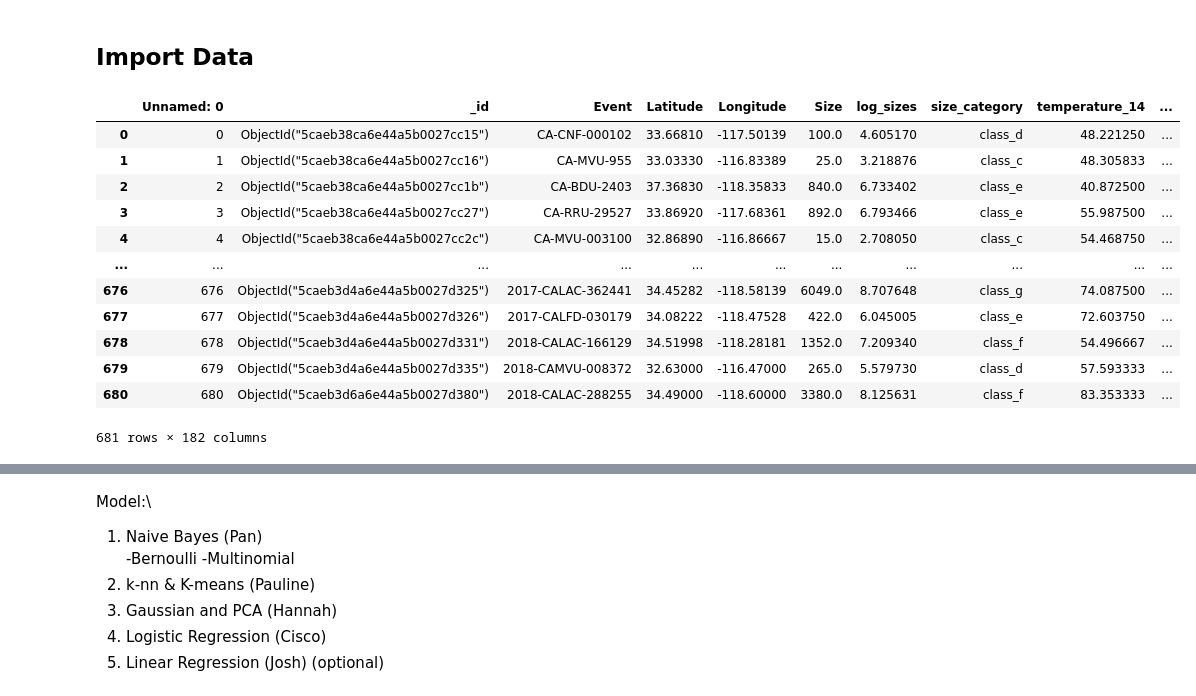
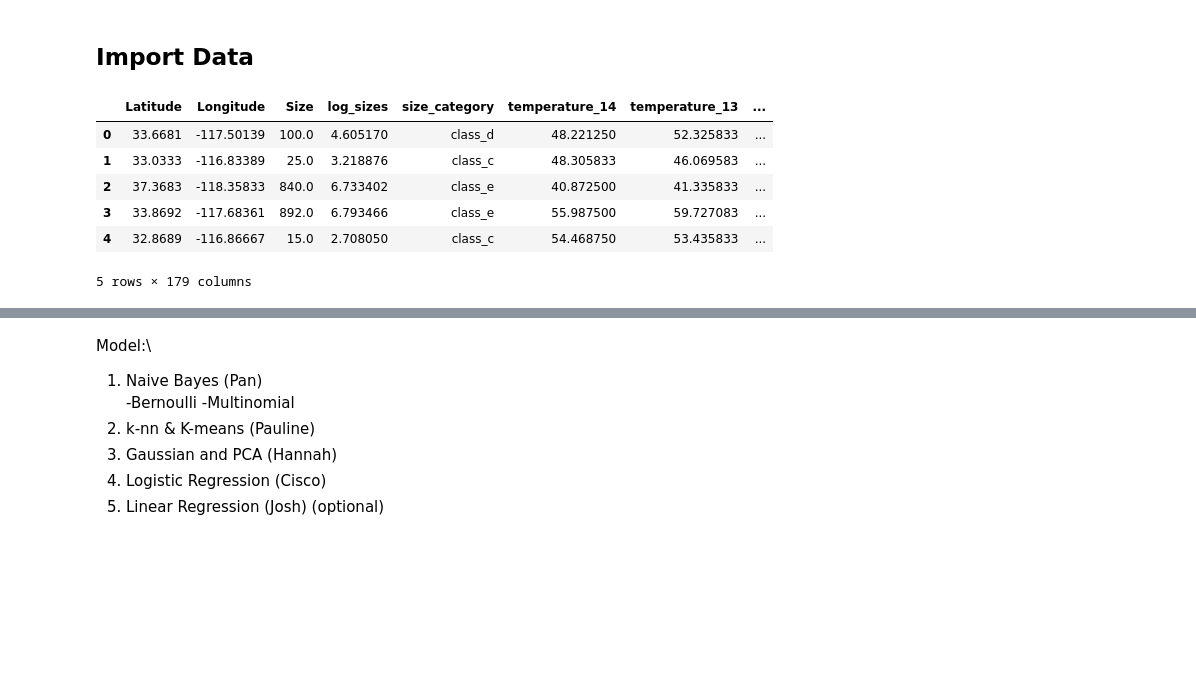
Before and after one commit to pau-you/Wildfires-in-California, a Jupyter notebook: Wildfire_Final_Project.ipynb, the cells around one changed output, grey strips where cells are left out. Cells and saved outputs as stored; diff of their text form; code cells hidden in the pictures; blank space fills up the shorter version.

Commit message:
dropped -id and event

```diff
--- a/Wildfire_Final_Project.ipynb
+++ b/Wildfire_Final_Project.ipynb
@@ -26,22 +26,16 @@ from sklearn.metrics import f1_score
 # %% [markdown]
 ## Import Data
 # %%
-cleaned_df=pd.read_csv('cleaned_wildfire_data.csv')
-cleaned_df
+cleaned_df=pd.read_csv('cleaned_wildfire_data.csv').drop(['Unnamed: 0','_id','Event'],axis=1)
+cleaned_df.head()
 # %% [output]
-|  | Unnamed: 0 | _id | Event | Latitude | Longitude | Size | log_sizes | size_category | temperature_14 | ... |
-| 0 | 0 | ObjectId("5caeb38ca6e44a5b0027cc15") | CA-CNF-000102 | 33.66810 | -117.50139 | 100.0 | 4.605170 | class_d | 48.221250 | ... |
-| 1 | 1 | ObjectId("5caeb38ca6e44a5b0027cc16") | CA-MVU-955 | 33.03330 | -116.83389 | 25.0 | 3.218876 | class_c | 48.305833 | ... |
-| 2 | 2 | ObjectId("5caeb38ca6e44a5b0027cc1b") | CA-BDU-2403 | 37.36830 | -118.35833 | 840.0 | 6.733402 | class_e | 40.872500 | ... |
-| 3 | 3 | ObjectId("5caeb38ca6e44a5b0027cc27") | CA-RRU-29527 | 33.86920 | -117.68361 | 892.0 | 6.793466 | class_e | 55.987500 | ... |
-| 4 | 4 | ObjectId("5caeb38ca6e44a5b0027cc2c") | CA-MVU-003100 | 32.86890 | -116.86667 | 15.0 | 2.708050 | class_c | 54.468750 | ... |
-| ... | ... | ... | ... | ... | ... | ... | ... | ... | ... | ... |
-| 676 | 676 | ObjectId("5caeb3d4a6e44a5b0027d325") | 2017-CALAC-362441 | 34.45282 | -118.58139 | 6049.0 | 8.707648 | class_g | 74.087500 | ... |
-| 677 | 677 | ObjectId("5caeb3d4a6e44a5b0027d326") | 2017-CALFD-030179 | 34.08222 | -118.47528 | 422.0 | 6.045005 | class_e | 72.603750 | ... |
-| 678 | 678 | ObjectId("5caeb3d4a6e44a5b0027d331") | 2018-CALAC-166129 | 34.51998 | -118.28181 | 1352.0 | 7.209340 | class_f | 54.496667 | ... |
-| 679 | 679 | ObjectId("5caeb3d4a6e44a5b0027d335") | 2018-CAMVU-008372 | 32.63000 | -116.47000 | 265.0 | 5.579730 | class_d | 57.593333 | ... |
-| 680 | 680 | ObjectId("5caeb3d6a6e44a5b0027d380") | 2018-CALAC-288255 | 34.49000 | -118.60000 | 3380.0 | 8.125631 | class_f | 83.353333 | ... |
+|  | Latitude | Longitude | Size | log_sizes | size_category | temperature_14 | temperature_13 | ... |
+| 0 | 33.6681 | -117.50139 | 100.0 | 4.605170 | class_d | 48.221250 | 52.325833 | ... |
+| 1 | 33.0333 | -116.83389 | 25.0 | 3.218876 | class_c | 48.305833 | 46.069583 | ... |
+| 2 | 37.3683 | -118.35833 | 840.0 | 6.733402 | class_e | 40.872500 | 41.335833 | ... |
+| 3 | 33.8692 | -117.68361 | 892.0 | 6.793466 | class_e | 55.987500 | 59.727083 | ... |
+| 4 | 32.8689 | -116.86667 | 15.0 | 2.708050 | class_c | 54.468750 | 53.435833 | ... |
-681 rows × 182 columns
+5 rows × 179 columns
 # %%
 #Split data into X's (features) and Y's (labels)
 X= cleaned_df.drop(columns='size_category')
```
Also changed, not shown: parts of 5 cells of this notebook.
